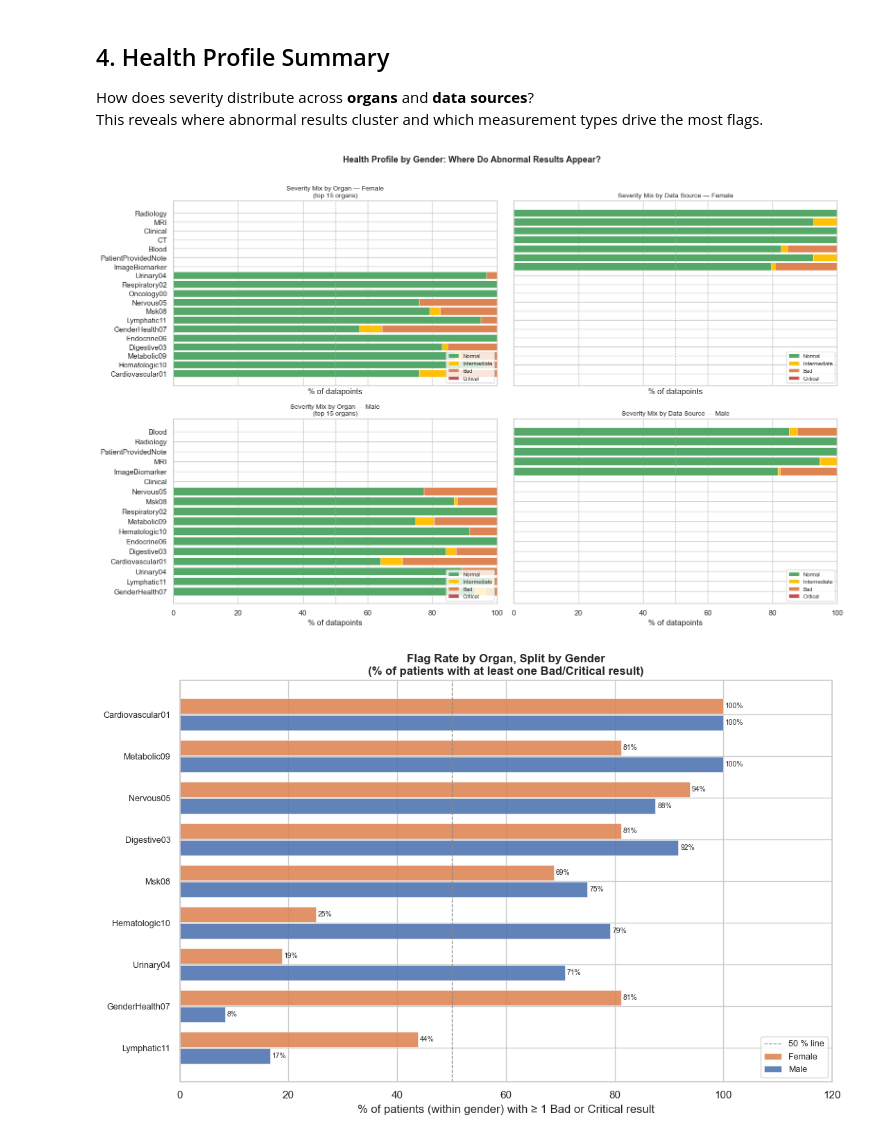
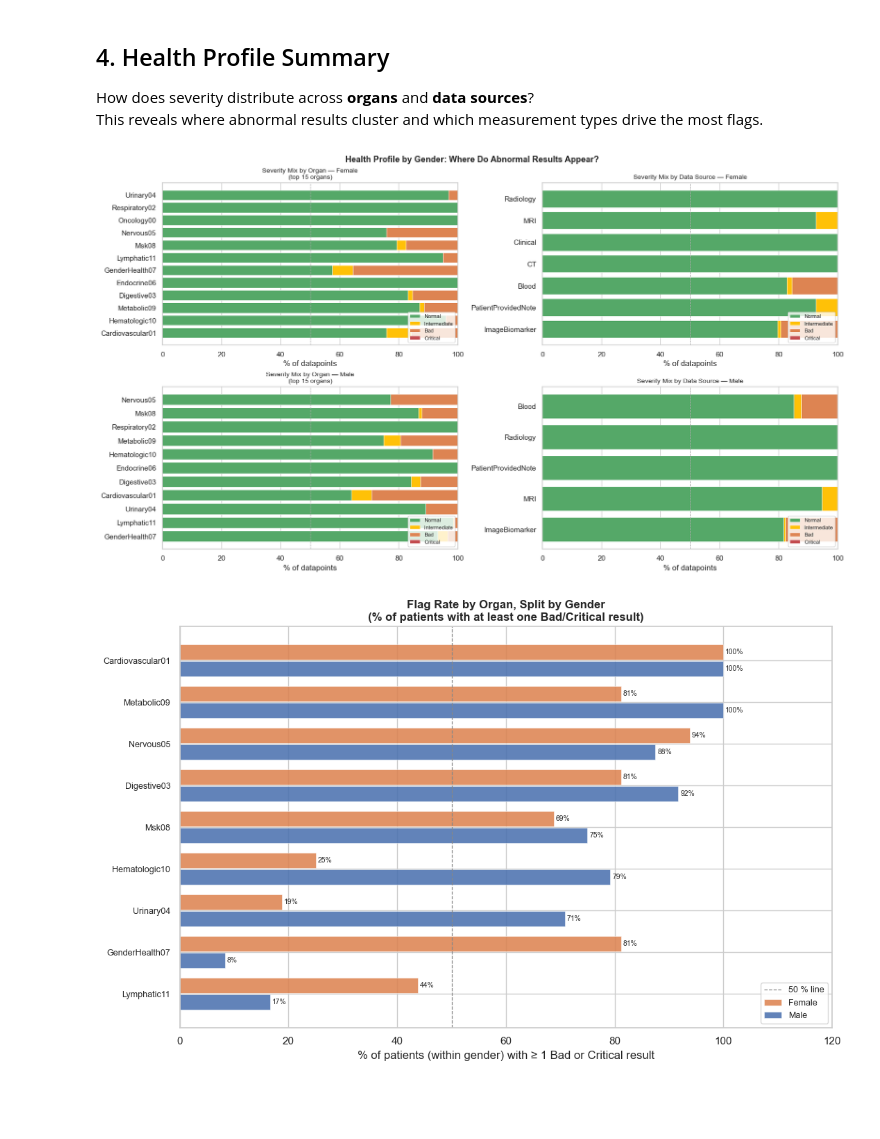
Before and after one commit to ClaraLepsius/synthetic_patient_datasets-2, a Jupyter notebook: population_overview.ipynb, the cells around one changed output. Drawn from its saved outputs; the diff is of its cells as text; code cells hidden in the pictures; blank space fills up the shorter version.

```diff
--- a/population_overview.ipynb
+++ b/population_overview.ipynb
@@ -409,8 +409,8 @@ df_dp_g["patient_gender"] = df_dp_g["patient_gender"].str.lower().str.strip().fi
 genders_present = sorted(df_dp_g["patient_gender"].unique())
 
 fig, axes = plt.subplots(len(genders_present), 2,
-                         figsize=(16, 5 * len(genders_present)),
-                         sharex="col", sharey="row")
+                         figsize=(16, 4.5 * len(genders_present)),
+                         constrained_layout=True)
 # Ensure axes is always 2-D
 if len(genders_present) == 1:
     axes = [axes]
@@ -444,37 +444,36 @@ for row_idx, gender in enumerate(genders_present):
     axes[row_idx][0].legend(loc="lower right", fontsize=8)
     axes[row_idx][0].axvline(50, color="#aaa", linestyle="--", linewidth=0.8)
 
     # ── Right: Severity mix by data source ───────────────────────────────────
     source_sev = (
         sub[sub["source"].notna()]
         .groupby(["source", "severity"])
         .size()
         .unstack(fill_value=0)
         .reindex(columns=SEV_ORDER, fill_value=0)
     )
     source_sev_pct = source_sev.div(source_sev.sum(axis=1), axis=0) * 100
     source_sev_pct = source_sev_pct.loc[source_sev_pct.sum(axis=1).sort_values().index]
 
     left2 = np.zeros(len(source_sev_pct))
     for sev in SEV_ORDER:
         if sev in source_sev_pct.columns:
             vals = source_sev_pct[sev].values
             axes[row_idx][1].barh(source_sev_pct.index, vals, left=left2,
                                   color=SEV_COLORS[sev], label=sev,
                                   edgecolor="white", linewidth=0.5)
             left2 += vals
     axes[row_idx][1].set_xlabel("% of datapoints")
     axes[row_idx][1].set_title(
         f"Severity Mix by Data Source — {gender.capitalize()}", fontsize=10)
     axes[row_idx][1].legend(loc="lower right", fontsize=8)
     axes[row_idx][1].axvline(50, color="#aaa", linestyle="--", linewidth=0.8)
 
-plt.suptitle("Health Profile by Gender: Where Do Abnormal Results Appear?",
-             fontsize=13, fontweight="bold", y=1.01)
-plt.tight_layout()
+fig.suptitle("Health Profile by Gender: Where Do Abnormal Results Appear?",
+             fontsize=13, fontweight="bold")
 plt.show()
 # %% [output]
-[figure, old version]
+[figure, new version]
 # %%
 
 # ── 4c. Flag-rate by organ, split by gender ────────────────────────────────────
```
Also changed, not shown: parts of 1 cell of this notebook, 1 other file.
